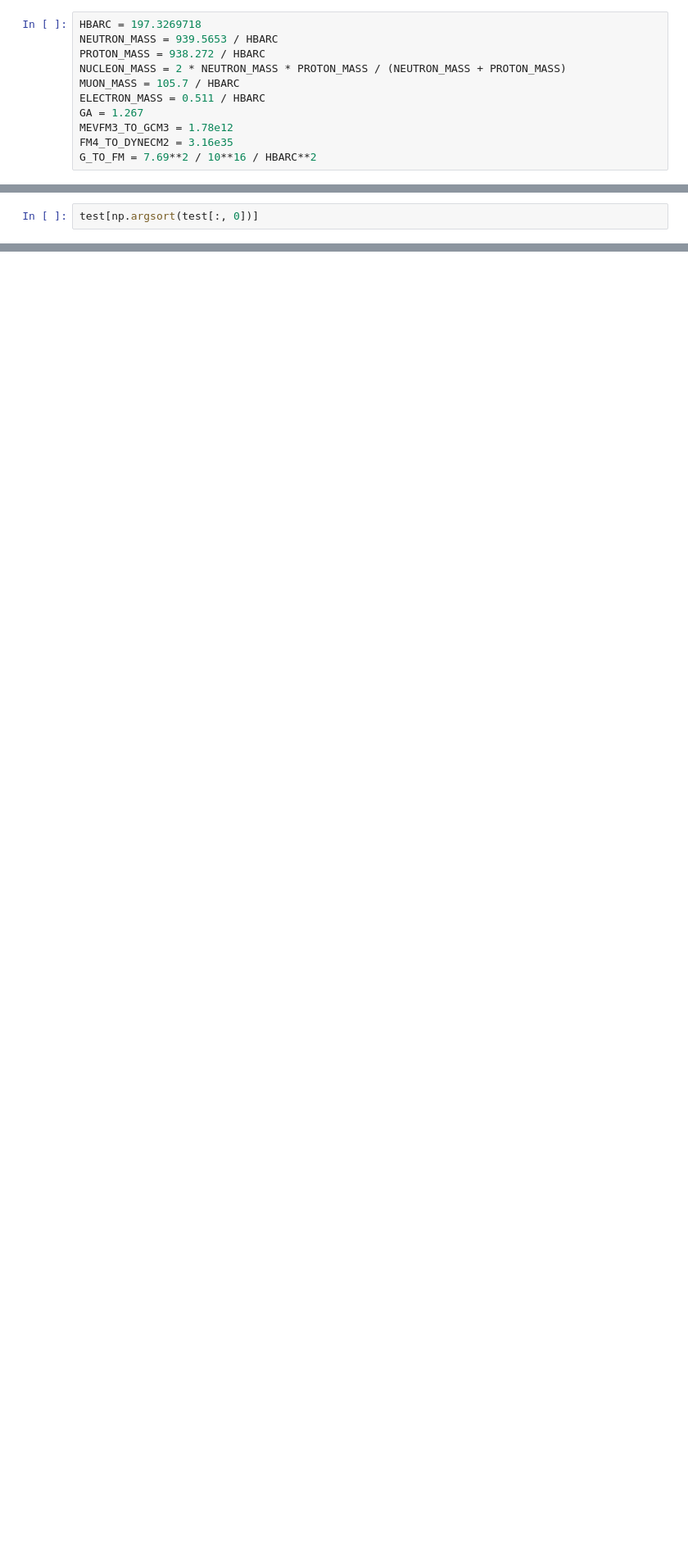
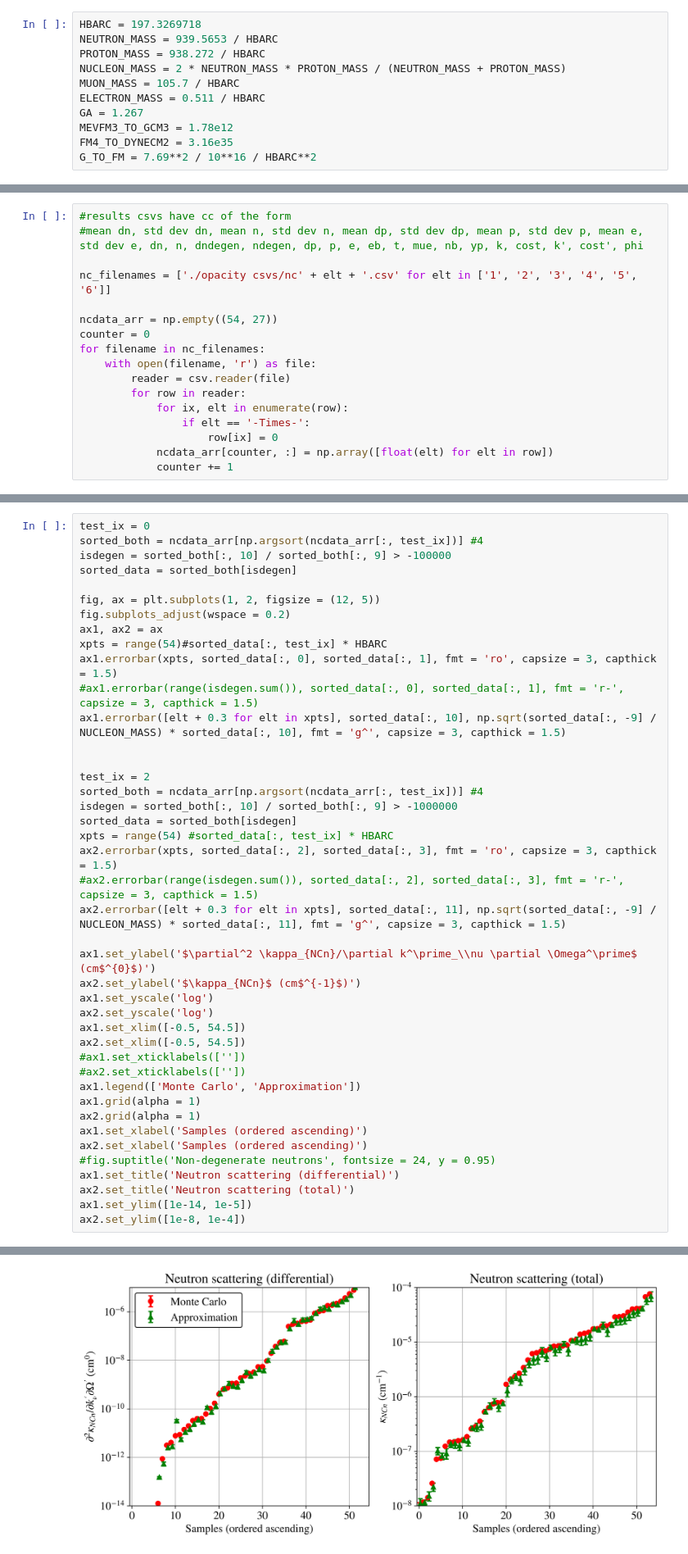
Before and after one commit to clwelch03/HEA-neutrinos, a Jupyter notebook: src/llmcplots.ipynb, the cells around one changed output, grey strips where cells are left out. Shown at 82% size. Saved outputs shown, nothing was run; the diff lists cells and outputs as text; blank space fills up the shorter version.

```diff
--- a/src/llmcplots.ipynb
+++ b/src/llmcplots.ipynb
@@ -75,2 +92,17 @@ ax2.grid(alpha = 1)
 # %%
-test[np.argsort(test[:, 0])]
+#results csvs have cc of the form
+#mean dn, std dev dn, mean n, std dev n, mean dp, std dev dp, mean p, std dev p, mean e, std dev e, dn, n, dndegen, ndegen, dp, p, e, eb, t, mue, nb, yp, k, cost, k', cost', phi
+
+nc_filenames = ['./opacity csvs/nc' + elt + '.csv' for elt in ['1', '2', '3', '4', '5', '6']]
+
+ncdata_arr = np.empty((54, 27))
+counter = 0
+for filename in nc_filenames:
+    with open(filename, 'r') as file:
+        reader = csv.reader(file)
+        for row in reader:
+            for ix, elt in enumerate(row):
+                if elt == '-Times-':
+                    row[ix] = 0
+            ncdata_arr[counter, :] = np.array([float(elt) for elt in row])
+            counter += 1
@@ -79,0 +109,43 @@ array([[-1,  5,  3],
+# %%
+test_ix = 0
+sorted_both = ncdata_arr[np.argsort(ncdata_arr[:, test_ix])] #4
+isdegen = sorted_both[:, 10] / sorted_both[:, 9] > -100000
+sorted_data = sorted_both[isdegen]
+
+fig, ax = plt.subplots(1, 2, figsize = (12, 5))
+fig.subplots_adjust(wspace = 0.2)
+ax1, ax2 = ax
+xpts = range(54)#sorted_data[:, test_ix] * HBARC
+ax1.errorbar(xpts, sorted_data[:, 0], sorted_data[:, 1], fmt = 'ro', capsize = 3, capthick = 1.5)
+#ax1.errorbar(range(isdegen.sum()), sorted_data[:, 0], sorted_data[:, 1], fmt = 'r-', capsize = 3, capthick = 1.5)
+ax1.errorbar([elt + 0.3 for elt in xpts], sorted_data[:, 10], np.sqrt(sorted_data[:, -9] / NUCLEON_MASS) * sorted_data[:, 10], fmt = 'g^', capsize = 3, capthick = 1.5)
+
+
+test_ix = 2
+sorted_both = ncdata_arr[np.argsort(ncdata_arr[:, test_ix])] #4
+isdegen = sorted_both[:, 10] / sorted_both[:, 9] > -1000000
+sorted_data = sorted_both[isdegen]
+xpts = range(54) #sorted_data[:, test_ix] * HBARC
+ax2.errorbar(xpts, sorted_data[:, 2], sorted_data[:, 3], fmt = 'ro', capsize = 3, capthick = 1.5)
+#ax2.errorbar(range(isdegen.sum()), sorted_data[:, 2], sorted_data[:, 3], fmt = 'r-', capsize = 3, capthick = 1.5)
+ax2.errorbar([elt + 0.3 for elt in xpts], sorted_data[:, 11], np.sqrt(sorted_data[:, -9] / NUCLEON_MASS) * sorted_data[:, 11], fmt = 'g^', capsize = 3, capthick = 1.5)
+
+ax1.set_ylabel('$\partial^2 \kappa_{NCn}/\partial k^\prime_\\nu \partial \Omega^\prime$ (cm$^{0}$)')
+ax2.set_ylabel('$\kappa_{NCn}$ (cm$^{-1}$)')
+ax1.set_yscale('log')
+ax2.set_yscale('log')
+ax1.set_xlim([-0.5, 54.5])
+ax2.set_xlim([-0.5, 54.5])
+#ax1.set_xticklabels([''])
+#ax2.set_xticklabels([''])
+ax1.legend(['Monte Carlo', 'Approximation'])
+ax1.grid(alpha = 1)
+ax2.grid(alpha = 1)
+ax1.set_xlabel('Samples (ordered ascending)')
+ax2.set_xlabel('Samples (ordered ascending)')
+#fig.suptitle('Non-degenerate neutrons', fontsize = 24, y = 0.95)
+ax1.set_title('Neutron scattering (differential)')
+ax2.set_title('Neutron scattering (total)')
+ax1.set_ylim([1e-14, 1e-5])
+ax2.set_ylim([1e-8, 1e-4])
+# %% [output]
@@ -79,0 +153 @@ array([[-1,  5,  3],
+[figure, added]
```
Also changed, not shown: parts of 7 cells of this notebook, 2 other files.
